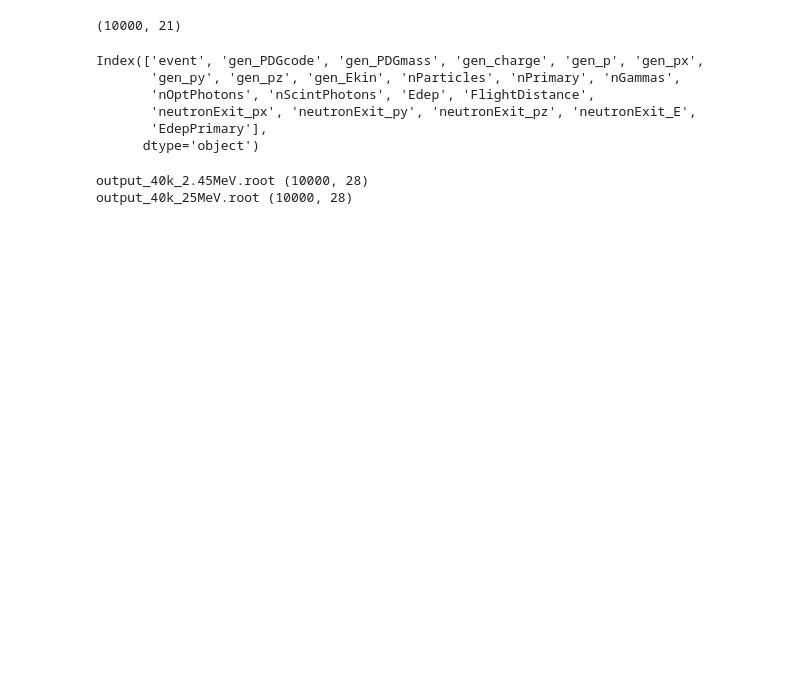
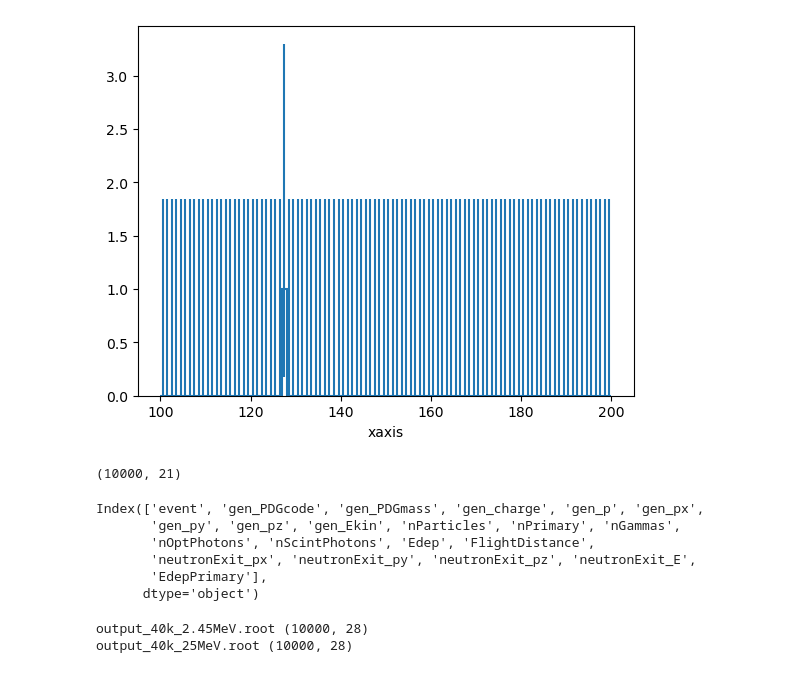
Before and after one commit to eberthol/G4_LAr, a Jupyter notebook: inspect_rootfile.ipynb, the cells around one changed output. Cells and saved outputs as stored; diff of their text form; code cells hidden in the pictures; blank space fills up the shorter version.

Commit message:
histograms are working

```diff
--- a/inspect_rootfile.ipynb
+++ b/inspect_rootfile.ipynb
@@ -24,5 +33,5 @@ import uproot
 # %%
-file = uproot.open(f"build/output_r0_t0.root")
+file = uproot.open(f"build/output_r0.root")
 file.keys()
 # file['hits per event'].to_hist().plot()
 # %% [output]
@@ -30,3 +43,7 @@ file.keys()
+# %%
+file['Wavelength'].to_hist().plot();
+# %% [output]
+[figure, added]
 # %%
 # t = uproot.concatenate('build/output*.root:truth',  library="pd", num_workers=10) #filter_name=cols
 # print(t.shape)
```
Also changed, not shown: parts of 5 cells of this notebook, 4 other files.
